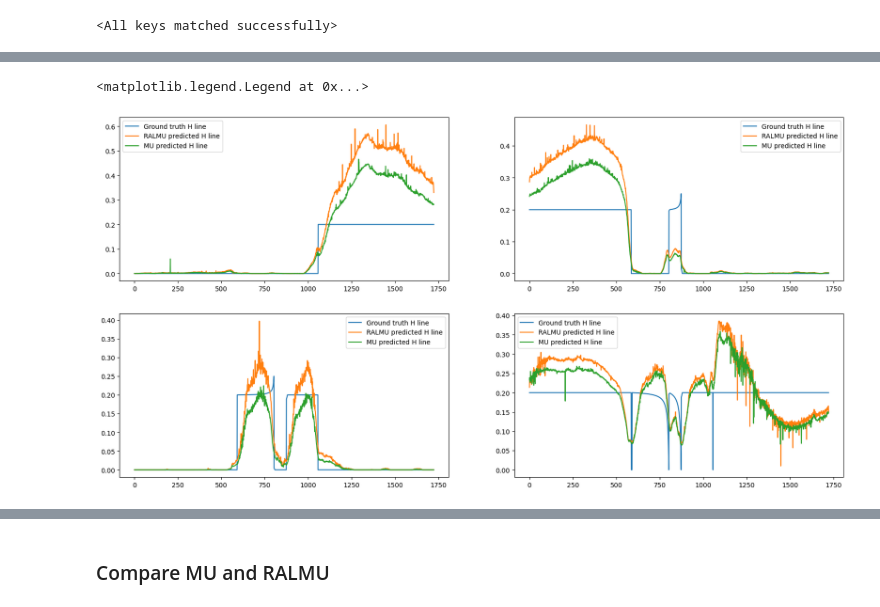
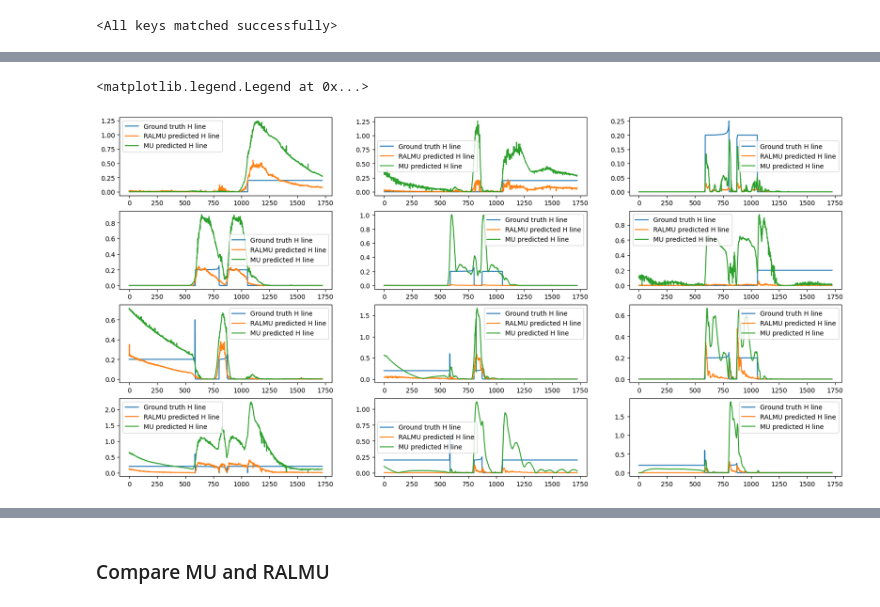
Before and after one commit to edabier/Unrolled-NMF, a Jupyter notebook: test.ipynb, the cells around one changed output, grey strips where cells are left out. Cells and saved outputs as stored; diff of their text form; code cells hidden in the pictures.

```diff
--- a/test.ipynb
+++ b/test.ipynb
@@ -25,10 +25,13 @@ else:
     dev = "cpu"
 # %%
 W_path = '/home/ids/edabier/AMT/Unrolled-NMF/test-data/synth-single-notes'
+# model = "checkpoint"
+model = "1e-2lr_clip_10%"
 mu = models.MU_NMF(n_iter=10, W_path=W_path)
-ralmu = models.RALMU(l=88, beta=1, W_path=W_path, hidden=16, n_iter=10, n_init_steps=1, shared=True, return_layers=False, aw_2d=False, clip_H=False, dtype=None)
+ralmu = models.RALMU(l=88, beta=1, W_path=W_path, hidden=16, n_iter=10, n_init_steps=1, shared=False, return_layers=False, aw_2d=False, clip_H=False, dtype=None)
+# ralmu = models.RALMU(l=88, beta=1, W_path=W_path, hidden=16, n_iter=10, n_init_steps=1, shared=True, return_layers=False, aw_2d=False, clip_H=False, dtype=None)
 ralmu = ralmu.to(dev)
-state_dict = torch.load('/home/ids/edabier/AMT/Unrolled-NMF/models/checkpoint.pt', map_location=dev)
+state_dict = torch.load(f'/home/ids/edabier/AMT/Unrolled-NMF/models/{model}.pt', map_location=dev)
 ralmu.load_state_dict(state_dict['model_state_dict'])
 # %% [output]
 <All keys matched successfully>
@@ -125,0 +225,13 @@ See the caveats in the documentation: https://pandas.pydata.org/pandas-docs/stab
+# %%
+for i in range(H.shape[0]):
+    y = H[i].detach().cpu()
+    algo = rpt.Pelt().fit(y)
+    bkps = algo.predict(pen=2.0)
+
+    if len(bkps) > 1:
+        print(i)
+        # plt.plot(y)
+        # plt.show()
+    else:
+        if bkps[0] != 1723:
+            print(bkps)
@@ -126,32 +251,80 @@ See the caveats in the documentation: https://pandas.pydata.org/pandas-docs/stab
 # %%
-fig, axs = plt.subplots(2,2, figsize=(20,10))
+fig, axs = plt.subplots(4,3, figsize=(20,10))
 # axs[0,0].set_yscale('log')
 # axs[1,0].set_yscale('log')
+# axs[2,0].set_yscale('log')
+# axs[3,0].set_yscale('log')
 # axs[0,1].set_yscale('log')
 # axs[1,1].set_yscale('log')
+# axs[2,1].set_yscale('log')
+# axs[3,1].set_yscale('log')
+# axs[0,2].set_yscale('log')
+# axs[1,2].set_yscale('log')
+# axs[2,2].set_yscale('log')
+# axs[3,2].set_yscale('log')
 
 active_midi = [i for i in range(88) if (midi[i,:]>0).any().item()]
 
 axs[0,0].plot(H_norm[active_midi[0]].detach().cpu(), label="Ground truth H line")
 axs[0,0].plot(H_hat_ralmu[active_midi[0]].detach().cpu(), label="RALMU predicted H line")
 axs[0,0].plot(H_hat_mu[active_midi[0]].detach().cpu(), label="MU predicted H line")
 axs[0,0].legend()
 
 axs[1,0].plot(H_norm[active_midi[1]].detach().cpu(), label="Ground truth H line")
 axs[1,0].plot(H_hat_ralmu[active_midi[1]].detach().cpu(), label="RALMU predicted H line")
 axs[1,0].plot(H_hat_mu[active_midi[1]].detach().cpu(), label="MU predicted H line")
 axs[1,0].legend()
 
-axs[0,1].plot(H_norm[active_midi[2]].detach().cpu(), label="Ground truth H line")
-axs[0,1].plot(H_hat_ralmu[active_midi[2]].detach().cpu(), label="RALMU predicted H line")
-axs[0,1].plot(H_hat_mu[active_midi[2]].detach().cpu(), label="MU predicted H line")
+axs[2,0].plot(H_norm[active_midi[2]].detach().cpu(), label="Ground truth H line")
+axs[2,0].plot(H_hat_ralmu[active_midi[2]].detach().cpu(), label="RALMU predicted H line")
+axs[2,0].plot(H_hat_mu[active_midi[2]].detach().cpu(), label="MU predicted H line")
+axs[2,0].legend()
+
+axs[3,0].plot(H_norm[active_midi[3]].detach().cpu(), label="Ground truth H line")
+axs[3,0].plot(H_hat_ralmu[active_midi[3]].detach().cpu(), label="RALMU predicted H line")
+axs[3,0].plot(H_hat_mu[active_midi[3]].detach().cpu(), label="MU predicted H line")
+axs[3,0].legend()
+
+axs[0,1].plot(H_norm[active_midi[4]].detach().cpu(), label="Ground truth H line")
+axs[0,1].plot(H_hat_ralmu[active_midi[4]].detach().cpu(), label="RALMU predicted H line")
+axs[0,1].plot(H_hat_mu[active_midi[4]].detach().cpu(), label="MU predicted H line")
 axs[0,1].legend()
 
-axs[1,1].plot(H_norm[active_midi[3]].detach().cpu(), label="Ground truth H line")
-axs[1,1].plot(H_hat_ralmu[active_midi[3]].detach().cpu(), label="RALMU predicted H line")
-axs[1,1].plot(H_hat_mu[active_midi[3]].detach().cpu(), label="MU predicted H line")
+axs[1,1].plot(H_norm[active_midi[5]].detach().cpu(), label="Ground truth H line")
+axs[1,1].plot(H_hat_ralmu[active_midi[5]].detach().cpu(), label="RALMU predicted H line")
+axs[1,1].plot(H_hat_mu[active_midi[5]].detach().cpu(), label="MU predicted H line")
 axs[1,1].legend()
+
+axs[2,1].plot(H_norm[active_midi[6]].detach().cpu(), label="Ground truth H line")
+axs[2,1].plot(H_hat_ralmu[active_midi[6]].detach().cpu(), label="RALMU predicted H line")
+axs[2,1].plot(H_hat_mu[active_midi[6]].detach().cpu(), label="MU predicted H line")
+axs[2,1].legend()
+
+axs[3,1].plot(H_norm[active_midi[7]].detach().cpu(), label="Ground truth H line")
+axs[3,1].plot(H_hat_ralmu[active_midi[7]].detach().cpu(), label="RALMU predicted H line")
+axs[3,1].plot(H_hat_mu[active_midi[7]].detach().cpu(), label="MU predicted H line")
+axs[3,1].legend()
+
+axs[0,2].plot(H_norm[active_midi[8]].detach().cpu(), label="Ground truth H line")
+axs[0,2].plot(H_hat_ralmu[active_midi[8]].detach().cpu(), label="RALMU predicted H line")
+axs[0,2].plot(H_hat_mu[active_midi[8]].detach().cpu(), label="MU predicted H line")
+axs[0,2].legend()
+
+axs[1,2].plot(H_norm[active_midi[9]].detach().cpu(), label="Ground truth H line")
+axs[1,2].plot(H_hat_ralmu[active_midi[9]].detach().cpu(), label="RALMU predicted H line")
+axs[1,2].plot(H_hat_mu[active_midi[9]].detach().cpu(), label="MU predicted H line")
+axs[1,2].legend()
+
+axs[2,2].plot(H_norm[active_midi[10]].detach().cpu(), label="Ground truth H line")
+axs[2,2].plot(H_hat_ralmu[active_midi[10]].detach().cpu(), label="RALMU predicted H line")
+axs[2,2].plot(H_hat_mu[active_midi[10]].detach().cpu(), label="MU predicted H line")
+axs[2,2].legend()
+
+axs[3,2].plot(H_norm[active_midi[11]].detach().cpu(), label="Ground truth H line")
+axs[3,2].plot(H_hat_ralmu[active_midi[11]].detach().cpu(), label="RALMU predicted H line")
+axs[3,2].plot(H_hat_mu[active_midi[11]].detach().cpu(), label="MU predicted H line")
+axs[3,2].legend()
 # %% [output]
 <matplotlib.legend.Legend at 0x...>
-[figure, old version]
+[figure, new version]
 # %%
```
Also changed, not shown: parts of 8 cells of this notebook, 14 other files.
